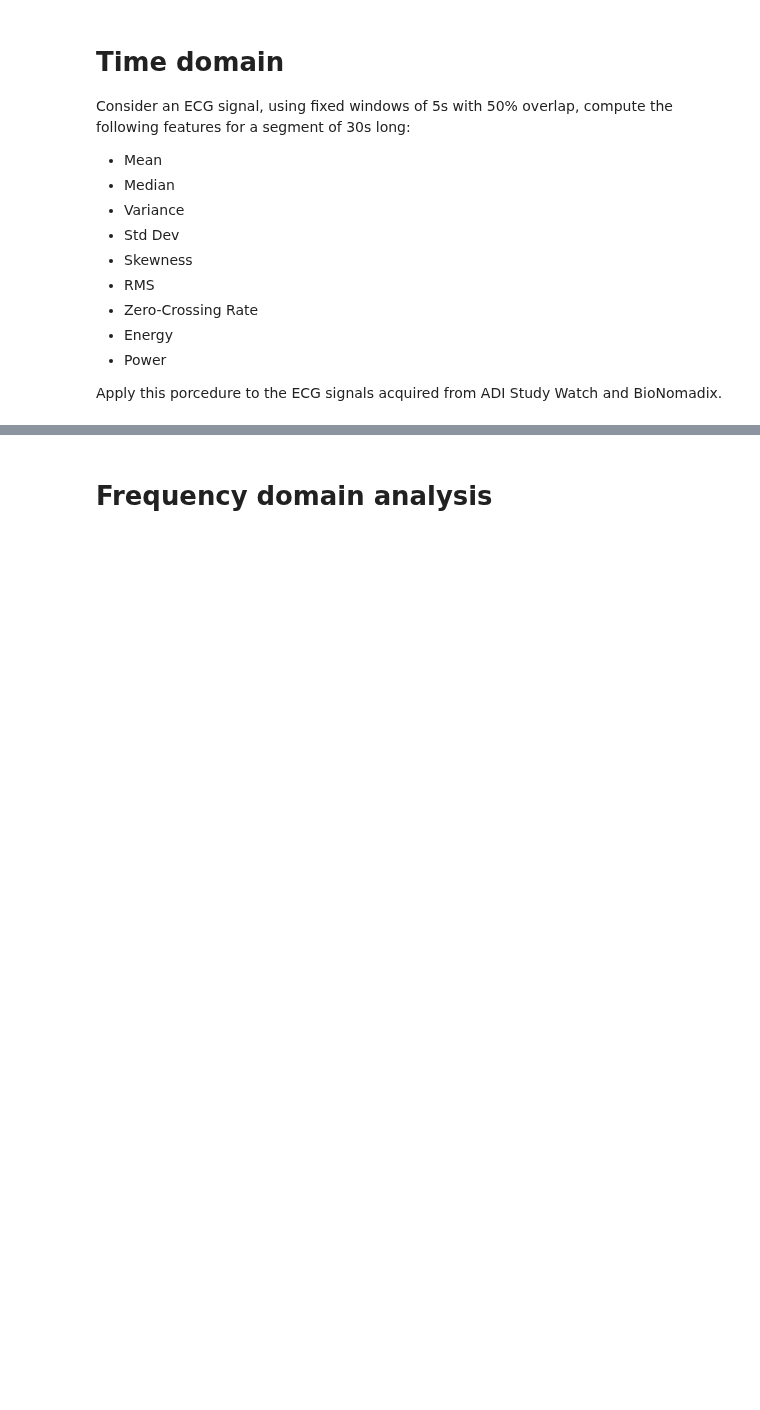
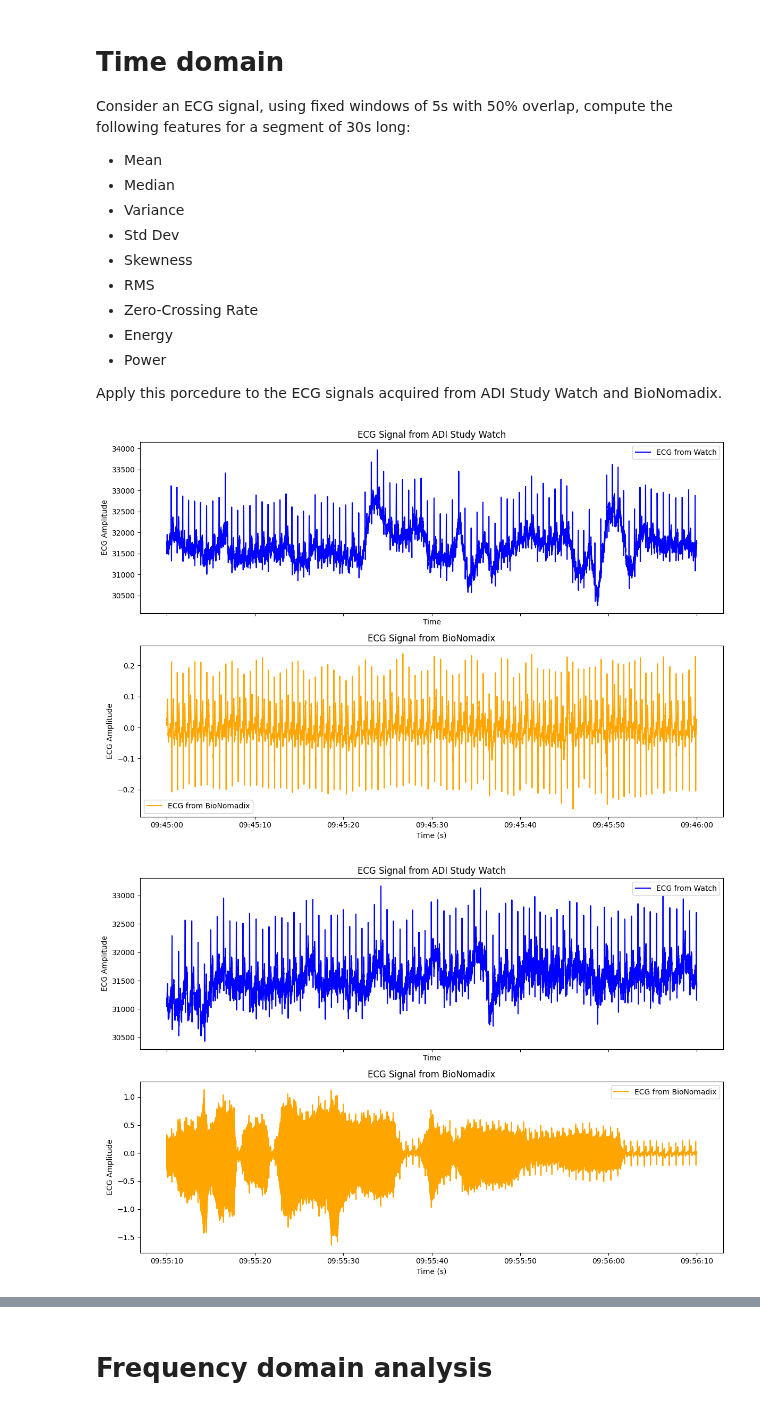
Before and after one commit to victor-42/medical_data_processing, a Jupyter notebook: assignment_2.ipynb, the cells around one changed output, grey strips where cells are left out. Saved outputs shown, nothing was run; the diff lists cells and outputs as text; code cells hidden in the pictures; blank space fills up the shorter version.

```diff
--- a/assignment_2.ipynb
+++ b/assignment_2.ipynb
@@ -12,11 +16,6 @@ import scipy
 # %% [markdown]
 # Time domain analysis
 # %%
-from datetime import timedelta
-# Import Pandas only for reading Watch CSV File and for plotting description in Q1
-import pandas as pd
-
-
 def load_bp_csv(filename, start_datetime):
     test = pd.read_csv(filename, skiprows=8, header=1, delimiter='\t')
     test = test.drop(0)
@@ -62,7 +61,7 @@ def load_watch_data(ecg_file, ppg_file):
     # Drop all columns except timestamp, time_ms and ecg/ppg
     ppg_df = ppg_df.drop(columns=['ADXL Timestamp', 'X', 'Y', 'Z'])
     ecg_df = ecg_df.drop(columns=['Seq No.'])
-    # Merge ECG and PPG based on the milli second given
+    # Merge ECG and PPG based on the millisecond given
     merged_df = pd.merge_asof(ecg_df.sort_values('timestamp'), ppg_df.sort_values('timestamp'), on='timestamp',
                               direction='nearest')
 
@@ -70,29 +69,40 @@ def load_watch_data(ecg_file, ppg_file):
     return merged_df
 
 
-def plot_watch_bp_ecg(watch_df, bp_data):
+def plot_watch_bp_ecg(watch_df, bp_data, start_time, end_time):
     fig, (ax1, ax2) = plt.subplots(2, 1, figsize=(12, 8), sharex=True)
-    # Plot ECG from Watch
+
     watch_df.sort_values('time_ms_x', inplace=True)
     bp_data.sort_values('time_ms', inplace=True)
-    latest_start_time = max(watch_df['timestamp'].iloc[0], bp_data['timestamp'].iloc[0]) + timedelta(minutes=5)
+
+    # Select time frame to plot
+    # Discard time frames that are not represented in both recordings
+    latest_start_time = max(watch_df['timestamp'].iloc[0], bp_data['timestamp'].iloc[0]) # + timedelta(minutes=5)
     earliest_end_time = min(watch_df['timestamp'].iloc[-1], bp_data['timestamp'].iloc[-1])
+    watch_df = watch_df[(watch_df['timestamp'] >= latest_start_time) & (watch_df['timestamp'] <= earliest_end_time)]
+    watch_df = watch_df[(watch_df['timestamp'] >= start_time) & (watch_df['timestamp'] <= end_time)]
+    bp_data = bp_data[(bp_data['timestamp'] >= latest_start_time) & (bp_data['timestamp'] <= earliest_end_time)]
+    bp_data = bp_data[(bp_data['timestamp'] >= start_time) & (bp_data['timestamp'] <= end_time)]
 
-    watch_df = watch_df[(watch_df['timestamp'] >= latest_start_time) & (watch_df['timestamp'] <= earliest_end_time)]
-    bp_data = bp_data[(bp_data['timestamp'] >= latest_start_time) & (bp_data['timestamp'] <= earliest_end_time)]
-
+    # Plot ECG from Watch
     ax1.plot(watch_df['timestamp'], watch_df['ecg'], label='ECG from Watch', color='blue')
     ax1.set_ylabel('ECG Amplitude')
-    ax1.set_title('ECG Signal from ADI Study Watch')
+    ax1.set_xlabel('Time')
+    ax1.set_title('ECG Signal from Smartwatch')
     ax1.legend()
-    # Plot ECG from BioNomadix
-    ax2.plot(bp_data['timestamp'], bp_data['ecg'], label='ECG from BioNomadix', color='orange')
+
+    # Plot ECG from BioPac
+    ax2.plot(bp_data['timestamp'], bp_data['ecg'], label='ECG from BioPac', color='orange')
     ax2.set_xlabel('Time (s)')
     ax2.set_ylabel('ECG Amplitude')
-    ax2.set_title('ECG Signal from BioNomadix')
+    ax2.set_title('ECG Signal from BioPac')
     ax2.legend()
     plt.tight_layout()
     plt.show()
+
+def crop_window(data, start_time, end_time):
+    data = data[(data['timestamp'] >= start_time) & (data['timestamp'] <= end_time)]
+    return data
 # %% [markdown]
 # Time domain
 Consider an ECG signal, using fixed windows of 5s with 50% overlap, compute the following features for a segment of 30s long:
@@ -109,11 +119,17 @@ Consider an ECG signal, using fixed windows of 5s with 50% overlap, compute the
 Apply this porcedure to the ECG signals acquired from ADI Study Watch and BioNomadix.
 # %%
 bp_clean = load_bp_csv('data/assignment_2/recording_1_ecgppg_biopac_clean_data.txt',
-                       start_datetime=datetime(2025, 5, 22, 9, 43, 51, 760000) - timedelta(seconds=0.75))
+                        start_datetime=datetime(2025, 5, 22, 9, 43, 51, 760000) - timedelta(seconds=0.75))
 bp_noisy = load_bp_csv('data/assignment_2/recording_2_ecgppg_biopac_noisy.txt',
-                       start_datetime=datetime(2025, 5, 22, 9, 54, 40, 285000) - timedelta(seconds=0.4))
+                        start_datetime=datetime(2025, 5, 22, 9, 54, 40, 285000) - timedelta(seconds=0.4))
 watch_clean = load_watch_data('data/assignment_2/recording_1_ecg_watch_clean_data.csv',
                               'data/assignment_2/recording_1_ppg_watch_clean_data.csv')
 watch_noisy = load_watch_data('data/assignment_2/recording_2_ecg_watch_noisy.csv',
                               'data/assignment_2/recording_2_ppg_watch_noisy.csv')
+
+plot_watch_bp_ecg(watch_clean, bp_clean, '2025-05-22 09:45:00', '2025-05-22 09:46:00')
+plot_watch_bp_ecg(watch_noisy, bp_noisy, '2025-05-22 09:55:10', '2025-05-22 09:56:10')
+# %% [output]
+[figure, added]
+[figure, added]
 # %%
```
Also changed, not shown: parts of 8 cells of this notebook, 6 other files.
